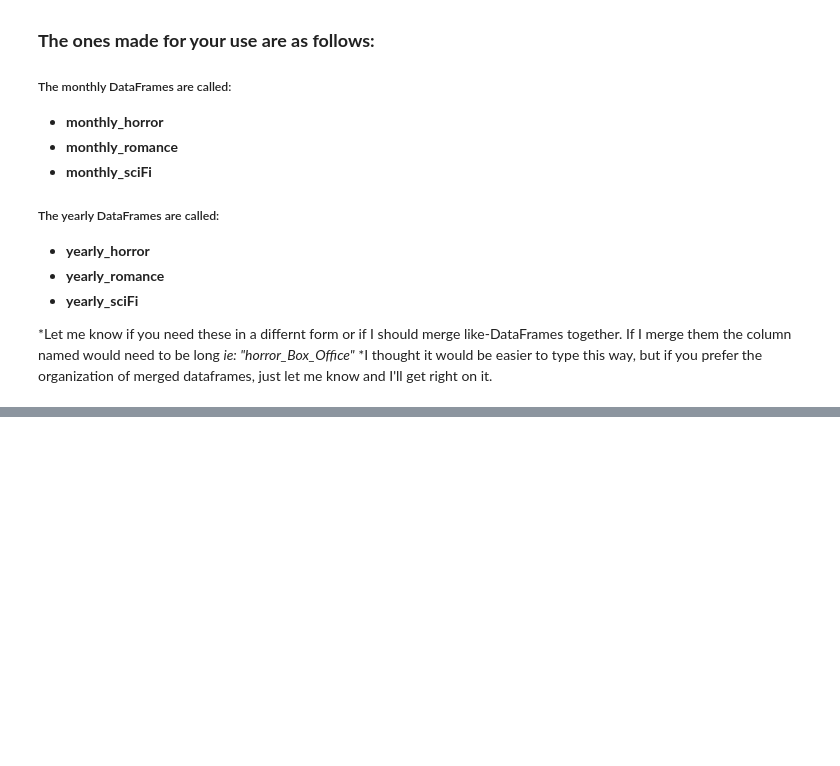
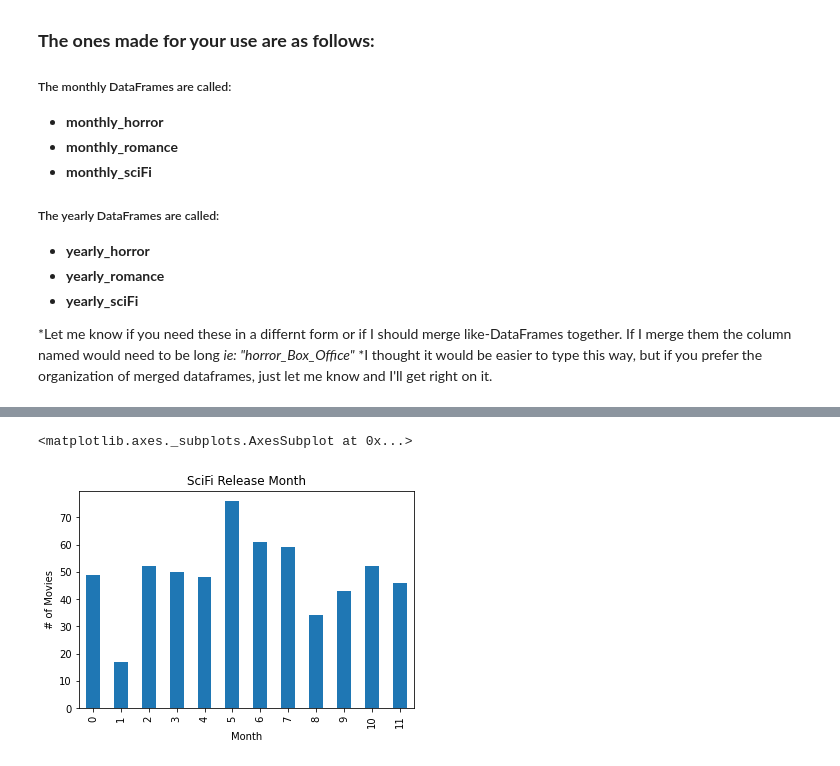
Before and after one commit to Lweston75/Project-One, a Jupyter notebook: movie_graphs.ipynb, the cells around one changed output, grey strips where cells are left out. Drawn from its saved outputs; the diff is of its cells as text; code cells hidden in the pictures; blank space fills up the shorter version.

Commit message:
charts added

```diff
--- a/movie_graphs.ipynb
+++ b/movie_graphs.ipynb
@@ -171,0 +188,13 @@ yearly_sciFy.head()
+# %%
+monthly_scifi_rel= monthly_sciFi["Total_Movies"]
+y_axis = monthly_scifi_rel.values
+x_axis = monthly_scifi_rel.index
+
+plt.title('SciFi Release Month')
+plt.xlabel('Month')
+plt.ylabel('# of Movies')
+
+monthly_scifi_rel.plot(kind="bar")
+# %% [output]
+<matplotlib.axes._subplots.AxesSubplot at 0x...>
+[figure, added]
```
Also changed, not shown: parts of 27 cells of this notebook.
